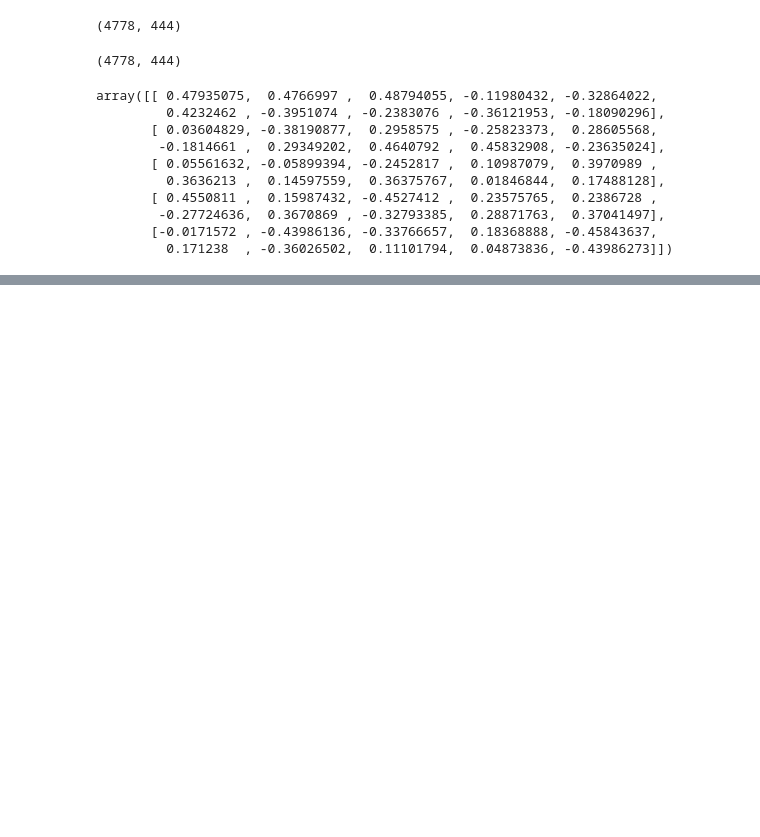
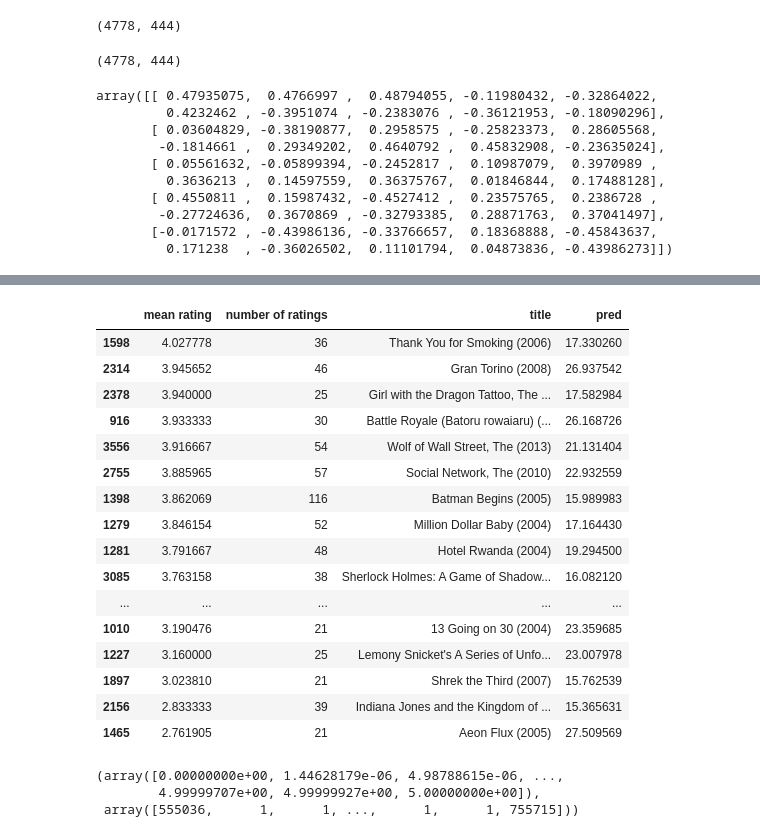
Before and after one commit to mosahle7/ML, a Jupyter notebook: movie-collaborative-filtering.ipynb, the cells around one changed output, grey strips where cells are left out. Drawn from its saved outputs; the diff is of its cells as text; code cells hidden in the pictures; blank space fills up the shorter version.

Commit message:
Kaggle Notebook | Movie Collaborative Filtering | Finished!

```diff
--- a/movie-collaborative-filtering.ipynb
+++ b/movie-collaborative-filtering.ipynb
@@ -191,7 +192,7 @@ array([[ 0.47935075,  0.4766997 ,  0.48794055, -0.11980432, -0.32864022,
          0.171238  , -0.36026502,  0.11101794,  0.04873836, -0.43986273]])
 # %%
 tf.random.set_seed(1234)
-n=10
+n=100
 
 W = tf.Variable(tf.random.normal((nu+1, n), dtype=tf.float64), name='W')
 X = tf.Variable(tf.random.normal((nm, n), dtype=tf.float64), name='X')
@@ -225,0 +225,17 @@ p = np.matmul(X, np.transpose(W)) + b
+# %%
+p = np.matmul(X, np.transpose(W)) + b
+pm = p + Y_mean
+pm_clipped = np.clip(pm, 0, 5)
+my_preds = pm[:,0]
+
+ix = tf.argsort(my_preds, direction='DESCENDING')
+
+for i in range(30):
+    j = ix[i]
+    if j not in rated:
+        print(f'Predicted {my_preds[j]:0.2f} for {movies[j]}')
+
+print('\n\nOriginal vs Predicted Ratings:')
+for i in range(nm):
+    if my_ratings[i]>0:
+        print(f'Original {my_ratings[i]}, Predicted {my_preds[i]:0.2f} for {movies[i]}')
@@ -225,0 +260,28 @@ p = np.matmul(X, np.transpose(W)) + b
+# %%
+filter = movies_df["number of ratings"]>20
+movies_df["pred"] = my_preds
+movies_df.loc[ix[:300]].loc[filter].sort_values("mean rating", ascending=False)
+# %% [output]
+|  | mean rating | number of ratings | title | pred |
+| 1598 | 4.027778 | 36 | Thank You for Smoking (2006) | 17.330260 |
+| 2314 | 3.945652 | 46 | Gran Torino (2008) | 26.937542 |
+| 2378 | 3.940000 | 25 | Girl with the Dragon Tattoo, The ... | 17.582984 |
+| 916 | 3.933333 | 30 | Battle Royale (Batoru rowaiaru) (... | 26.168726 |
+| 3556 | 3.916667 | 54 | Wolf of Wall Street, The (2013) | 21.131404 |
+| 2755 | 3.885965 | 57 | Social Network, The (2010) | 22.932559 |
+| 1398 | 3.862069 | 116 | Batman Begins (2005) | 15.989983 |
+| 1279 | 3.846154 | 52 | Million Dollar Baby (2004) | 17.164430 |
+| 1281 | 3.791667 | 48 | Hotel Rwanda (2004) | 19.294500 |
+| 3085 | 3.763158 | 38 | Sherlock Holmes: A Game of Shadow... | 16.082120 |
+| ... | ... | ... | ... | ... |
+| 1010 | 3.190476 | 21 | 13 Going on 30 (2004) | 23.359685 |
+| 1227 | 3.160000 | 25 | Lemony Snicket's A Series of Unfo... | 23.007978 |
+| 1897 | 3.023810 | 21 | Shrek the Third (2007) | 15.762539 |
+| 2156 | 2.833333 | 39 | Indiana Jones and the Kingdom of ... | 15.365631 |
+| 1465 | 2.761905 | 21 | Aeon Flux (2005) | 27.509569 |
+# %%
+np.unique(pm_clipped, return_counts=True)
+# %% [output]
+(array([0.00000000e+00, 1.44628179e-06, 4.98788615e-06, ...,
+        4.99999707e+00, 4.99999927e+00, 5.00000000e+00]),
+ array([555036,      1,      1, ...,      1,      1, 755715]))
```
Also changed, not shown: parts of 4 cells of this notebook.
